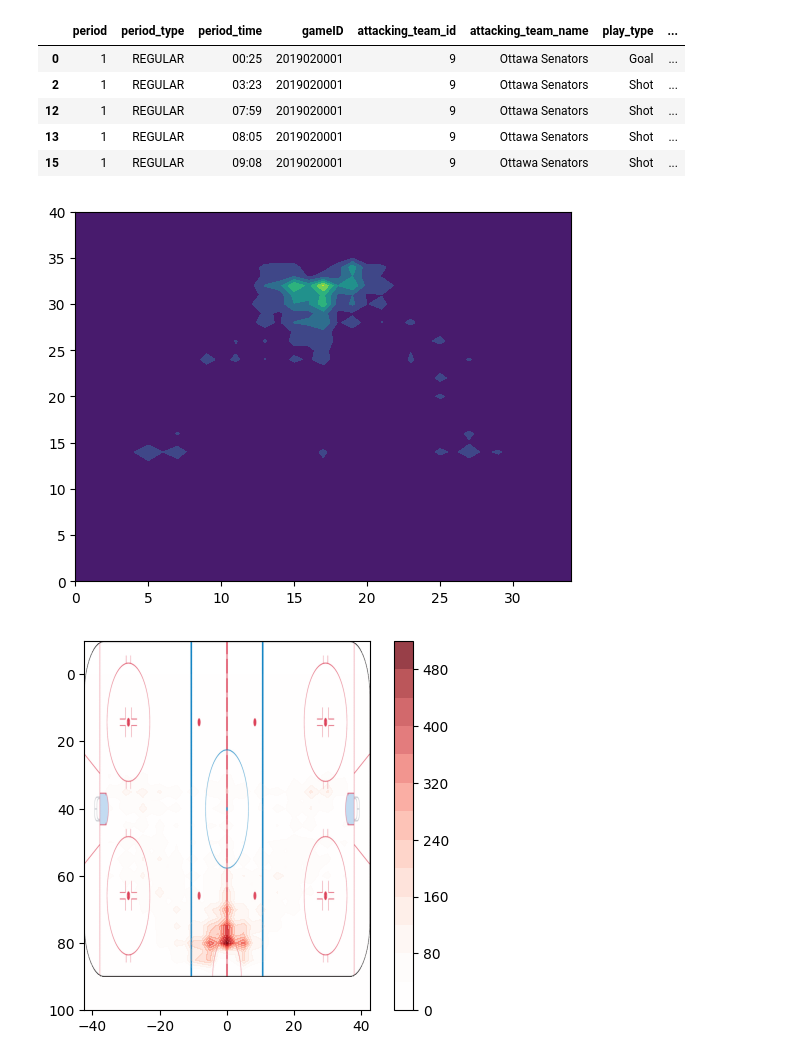
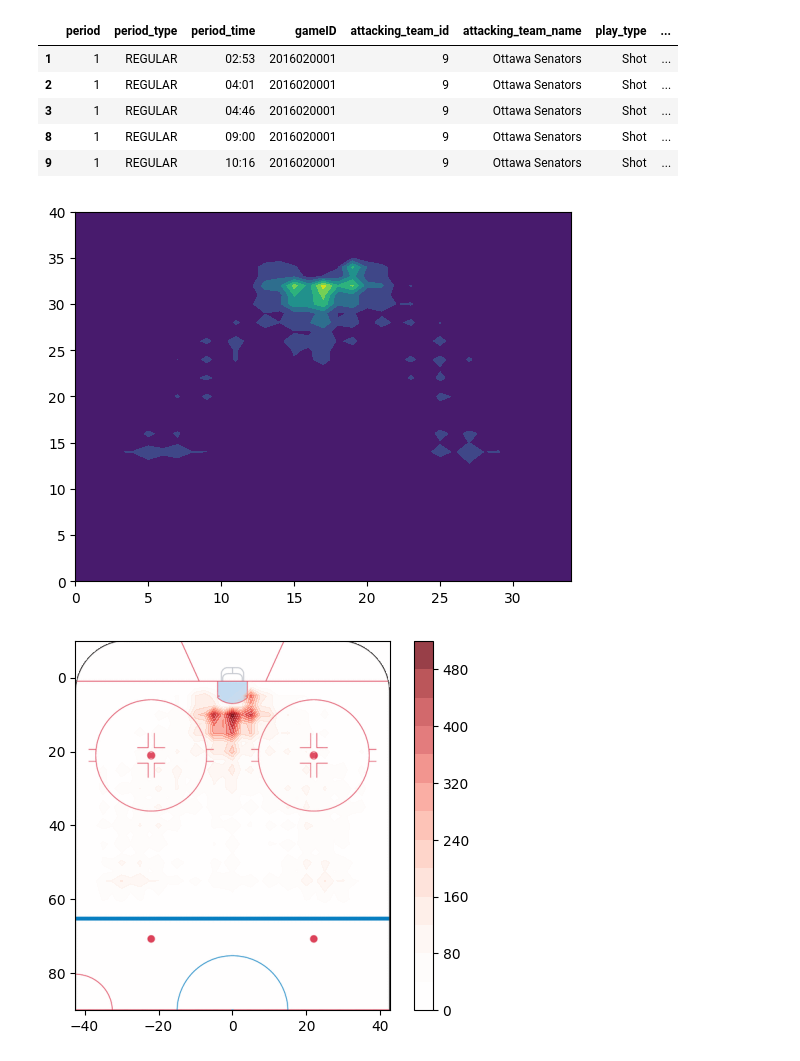
Before and after one commit to MkYacine/IFT6758-Projet, a Jupyter notebook: data/advanced_visualization.ipynb, the cells around one changed output. Saved outputs shown, nothing was run; the diff lists cells and outputs as text; code cells hidden in the pictures.

Commit message:
visualization

```diff
--- a/data/advanced_visualization.ipynb
+++ b/data/advanced_visualization.ipynb
@@ -19,0 +18,5 @@ df = pd.read_csv(input_file)
+# %%
+input_path = os.path.join('.\datasets','2016.json')
+output_path = os.path.join('.\datasets','2016.csv')
+
+df = clean_json(input_path, output_path)
@@ -23,11 +40,11 @@ sub_df = df[df['x_coordinate'] > 0]
 sub_df.head()
 # %% [output]
 |  | period | period_type | period_time | gameID | attacking_team_id | attacking_team_name | play_type | ... |
-| 0 | 1 | REGULAR | 00:25 | 2019020001 | 9 | Ottawa Senators | Goal | ... |
-| 2 | 1 | REGULAR | 03:23 | 2019020001 | 9 | Ottawa Senators | Shot | ... |
-| 12 | 1 | REGULAR | 07:59 | 2019020001 | 9 | Ottawa Senators | Shot | ... |
-| 13 | 1 | REGULAR | 08:05 | 2019020001 | 9 | Ottawa Senators | Shot | ... |
-| 15 | 1 | REGULAR | 09:08 | 2019020001 | 9 | Ottawa Senators | Shot | ... |
+| 1 | 1 | REGULAR | 02:53 | 2016020001 | 9 | Ottawa Senators | Shot | ... |
+| 2 | 1 | REGULAR | 04:01 | 2016020001 | 9 | Ottawa Senators | Shot | ... |
+| 3 | 1 | REGULAR | 04:46 | 2016020001 | 9 | Ottawa Senators | Shot | ... |
+| 8 | 1 | REGULAR | 09:00 | 2016020001 | 9 | Ottawa Senators | Shot | ... |
+| 9 | 1 | REGULAR | 10:16 | 2016020001 | 9 | Ottawa Senators | Shot | ... |
 # %%
 X,Y = generate_grid()
 # %%
@@ -63,34 +80,34 @@ cs.cmap.set_over('red')
 cs.cmap.set_under('blue')
 cs.changed()
 # %% [output]
-[figure, old version]
+[figure, new version]
 # %%
 import numpy as np
 import matplotlib.pyplot as plt
 import matplotlib.colors as mcolors
 from PIL import Image
 
 
 def transparent_cmap(cmap, N=255):
     "Copy colormap and set alpha values"
 
     mycmap = cmap
     mycmap._init()
     mycmap._lut[:,-1] = np.linspace(0, 0.8, N+4)
     return mycmap
 
 
 #Use base cmap to create transparent
 mycmap = transparent_cmap(plt.cm.Reds)
 
-I = Image.open('./img/terrain_hockey.png')
+I = Image.open('./img/attack_zone.png')
 y, x = np.mgrid[-10:90, -42.5:42.5]
 
 #Plot image and overlay colormap
 fig, ax = plt.subplots(1, 1)
 ax.imshow(I, extent=[-42.5, 42.5, 90, -10])
-cb = ax.contourf(y_vector, x_vector, matrix, 15, cmap=mycmap)
+cb = ax.contourf(y_vector, -x_vector+90, matrix, 15, cmap=mycmap)
 plt.colorbar(cb)
 plt.show()
 # %% [output]
-[figure, old version]
+[figure, new version]
```
Also changed, not shown: parts of 3 cells of this notebook, 3 other files.
